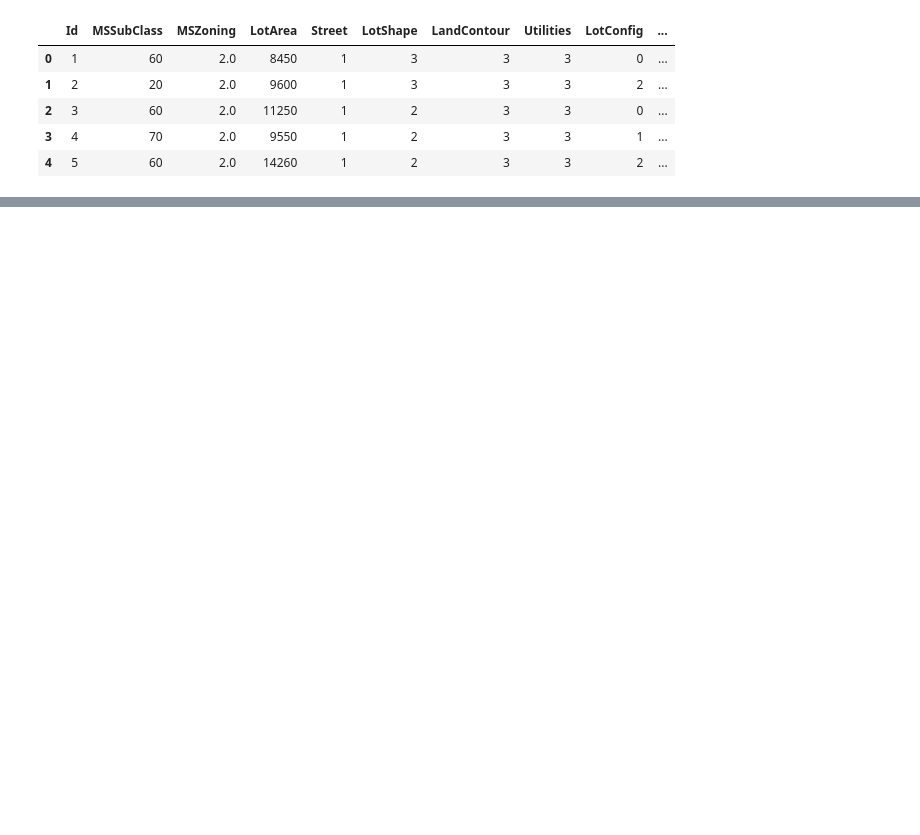
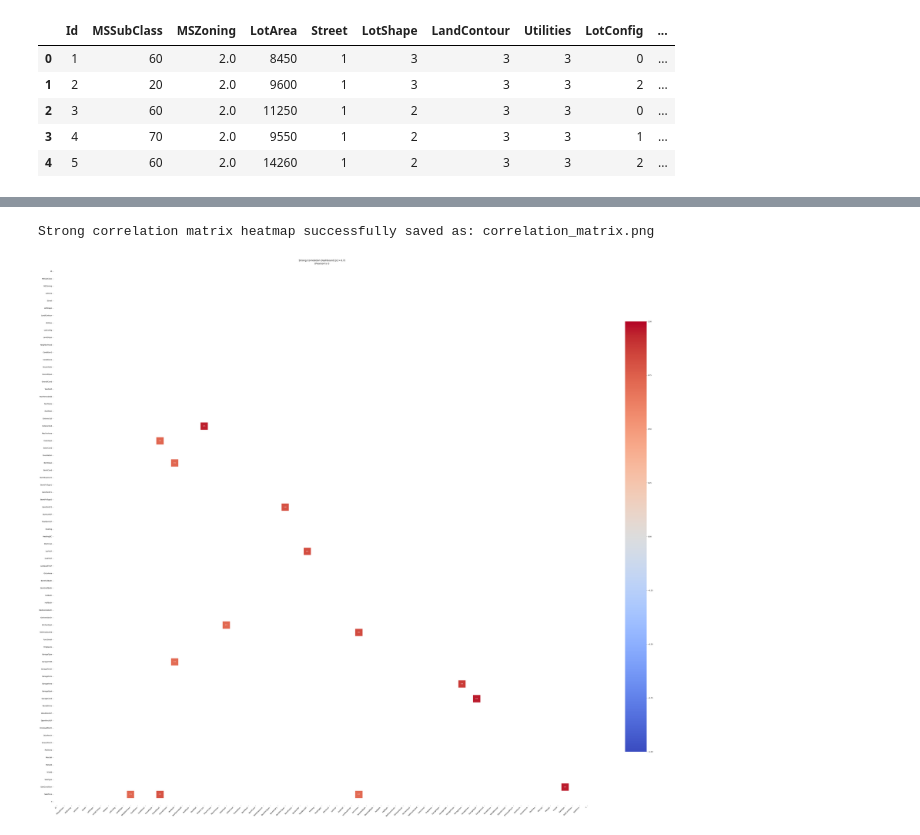
Before and after one commit to steadfast2201/Kaggle, a Jupyter notebook: House_Price_Advance/main.ipynb, the cells around one changed output, grey strips where cells are left out. Saved outputs shown, nothing was run; the diff lists cells and outputs as text; code cells hidden in the pictures; blank space fills up the shorter version.

```diff
--- a/House_Price_Advance/main.ipynb
+++ b/House_Price_Advance/main.ipynb
@@ -281,0 +323,43 @@ df_test['Neighborhood'] = te.transform(df_test['Neighborhood'])
+# %%
+KitchenQual_mapping = {
+    'Po': 0,
+    'Fa': 1,
+    'TA': 2,
+    'Gd': 3,
+    'Ex': 4,
+}
+
+df_train["KitchenQual"] = df_train["KitchenQual"].map(KitchenQual_mapping)
+df_test["KitchenQual"] = df_test["KitchenQual"].map(KitchenQual_mapping)
+# %%
+df_train = pd.get_dummies(
+    df_train,
+    columns=['CentralAir'],
+    prefix='',         # Removes the column name prefix restriction
+    prefix_sep='',     # Eliminates the connecting underscore separator
+    drop_first=True,   # CRITICAL: Drops the 'N' category to prevent the dummy variable trap
+    dtype=int          # Yields clean integers 0 and 1 directly for ML equations
+)
+
+df_test = pd.get_dummies(
+    df_test,
+    columns=['CentralAir'],
+    prefix='',         # Removes the column name prefix restriction
+    prefix_sep='',     # Eliminates the connecting underscore separator
+    drop_first=True,   # CRITICAL: Drops the 'N' category to prevent the dummy variable trap
+    dtype=int          # Yields clean integers 0 and 1 directly for ML equations
+)
+# %%
+# --- Step 1: Automatically find all columns containing NaN values ---
+nan_columns = df_train.columns[df_train.isnull().any()].tolist()
+
+print(f"Columns automatically detected with missing values: {nan_columns}")
+
+# --- Step 2: Loop and fill with the maximum occurring value (Mode) ---
+for col in nan_columns:
+    col_mode = df_train[col].mode()[0]
+
+    df_train[col] = df_train[col].fillna(col_mode)
+
+# Verify all NaNs are gone
+print(f"Remaining missing values: {df_train.isnull().sum().sum()}")
@@ -296,0 +461,5 @@ df_train.head()
+# %%
+plot_correlation_matrix(df_train)
+# %% [output]
+Strong correlation matrix heatmap successfully saved as: correlation_matrix.png
+[figure, added]
```
Also changed, not shown: parts of 19 cells of this notebook, 1 other file.
